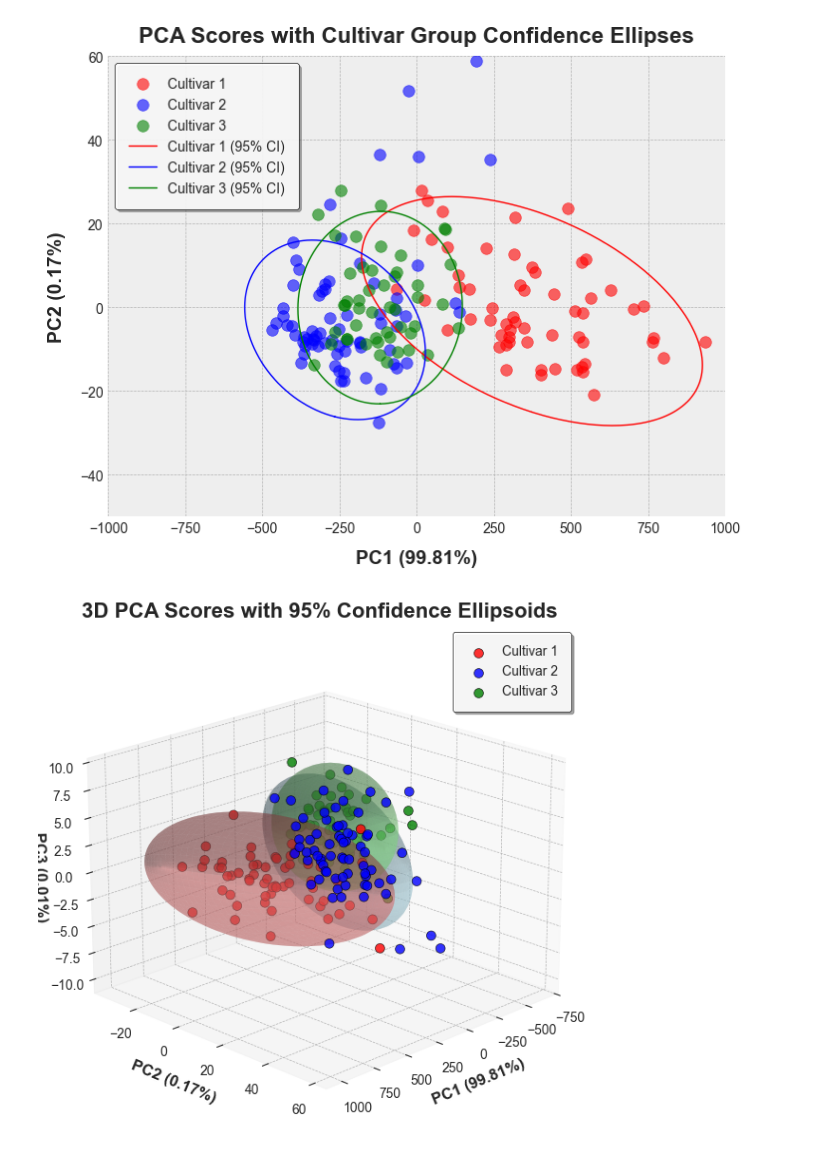
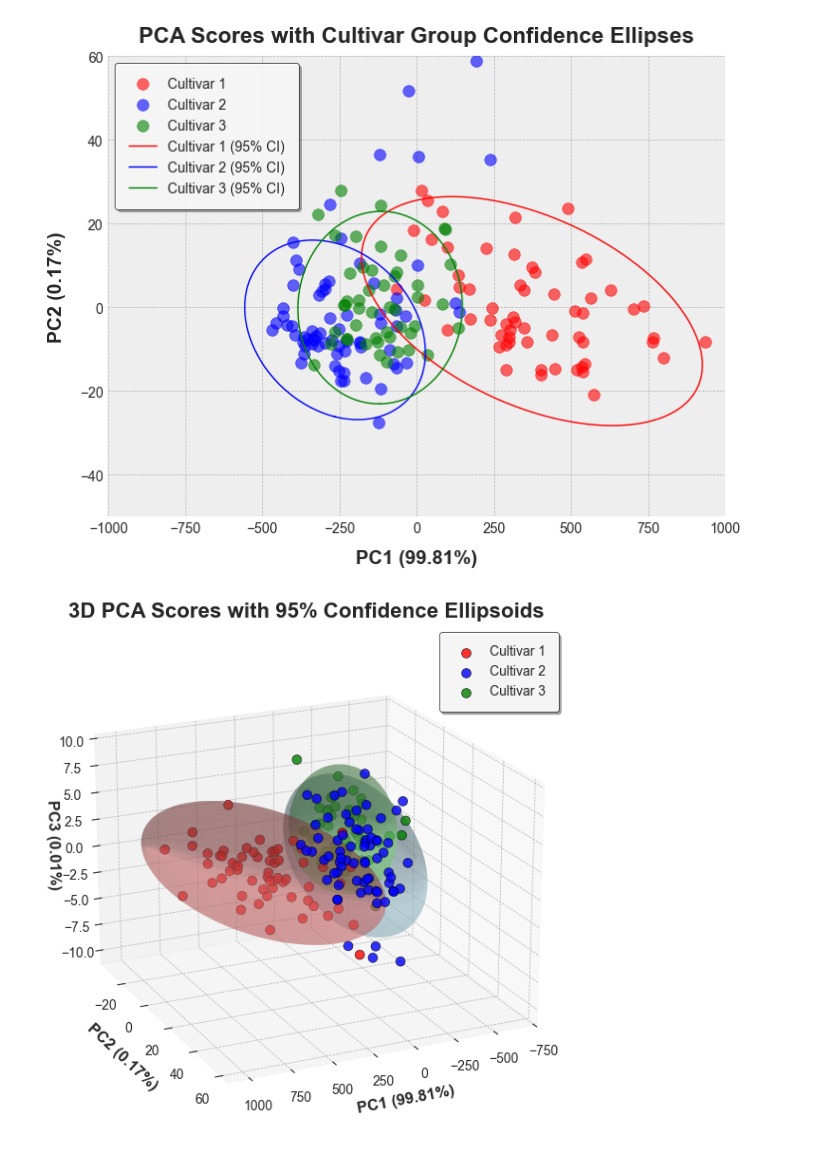
Before and after one commit to ChristianGoueguel/pyEllipse, a Jupyter notebook: examples.ipynb, the cells around one changed output. Cells and saved outputs as stored; diff of their text form; code cells hidden in the pictures.

```diff
--- a/examples.ipynb
+++ b/examples.ipynb
@@ -138,32 +138,32 @@ for i, cultivar in enumerate(cultivars):
         edgecolors='black',
         linewidth=0.5
         )
 
     ellipse_data = ellipse_coords[ellipse_coords['Cultivar'] == cultivar]
     n_points = int(np.sqrt(len(ellipse_data)))
 
     x_2d = ellipse_data['x'].values.reshape(n_points, -1)
     y_2d = ellipse_data['y'].values.reshape(n_points, -1)
     z_2d = ellipse_data['z'].values.reshape(n_points, -1)
 
     ax.plot_surface(
         x_2d,
         y_2d,
         z_2d,
         color=light_colors[i],
         alpha=0.4,
         linewidth=0,
         antialiased=True
         )
 
 ax.set_xlabel(f'PC1 ({explained_var[0]*100:.2f}%)', fontsize=12, labelpad=5, fontweight='bold')
 ax.set_ylabel(f'PC2 ({explained_var[1]*100:.2f}%)', fontsize=12, labelpad=5, fontweight='bold')
 ax.set_zlabel(f'PC3 ({explained_var[2]*100:.2f}%)', fontsize=12, labelpad=1, fontweight='bold')
 ax.set_title('3D PCA Scores with 95% Confidence Ellipsoids', fontsize=16, fontweight='bold')
 ax.legend(loc='upper right', fontsize=10, frameon=True, framealpha=0.9, edgecolor='black', shadow=True, facecolor='white', borderpad=1)
 ax.grid(True, alpha=0.3, color='gray')
-ax.view_init(elev=20, azim=45)
+ax.view_init(elev=20, azim=65)
 plt.tight_layout()
 plt.show()
 # %% [output]
-[figure, old version]
+[figure, new version]
```
Also changed, not shown: 2 other files.
